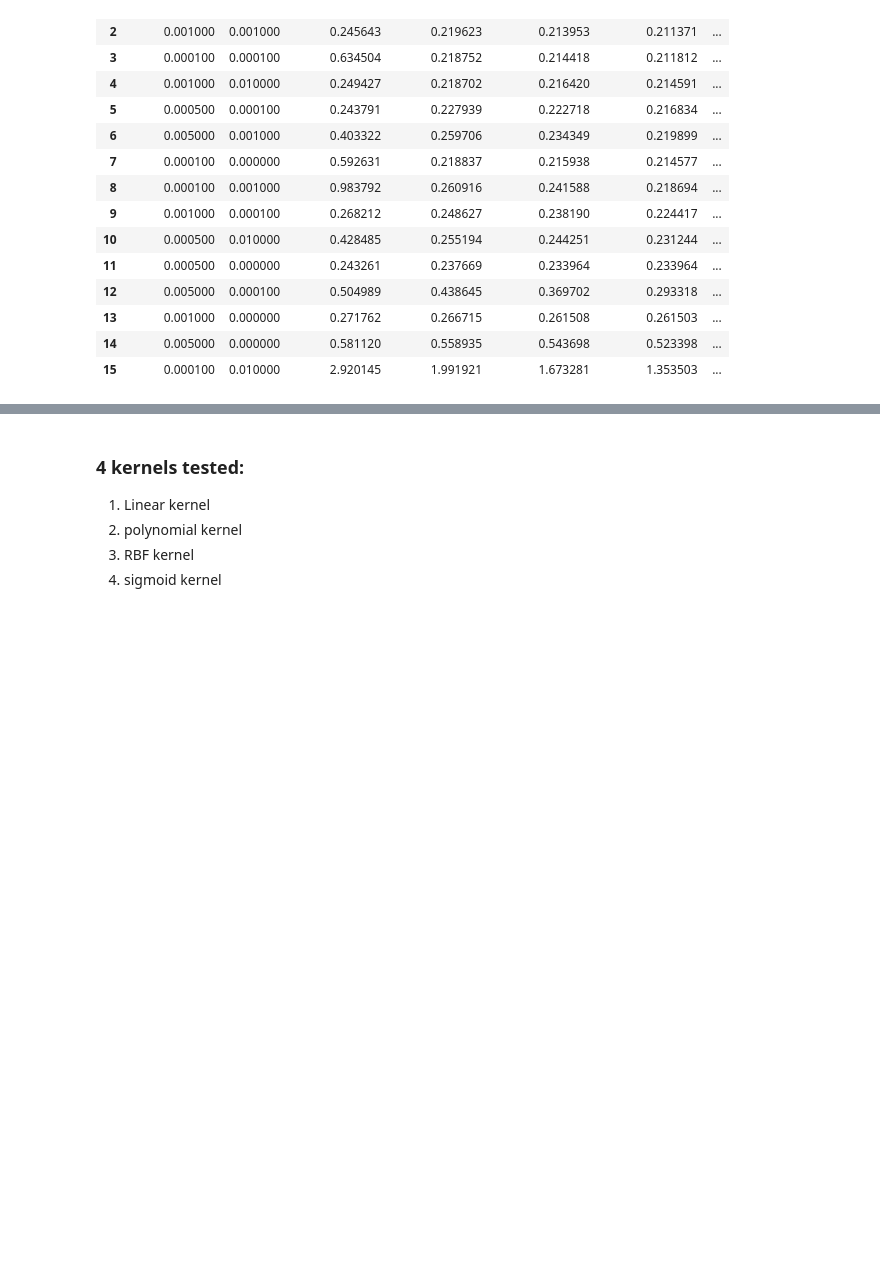
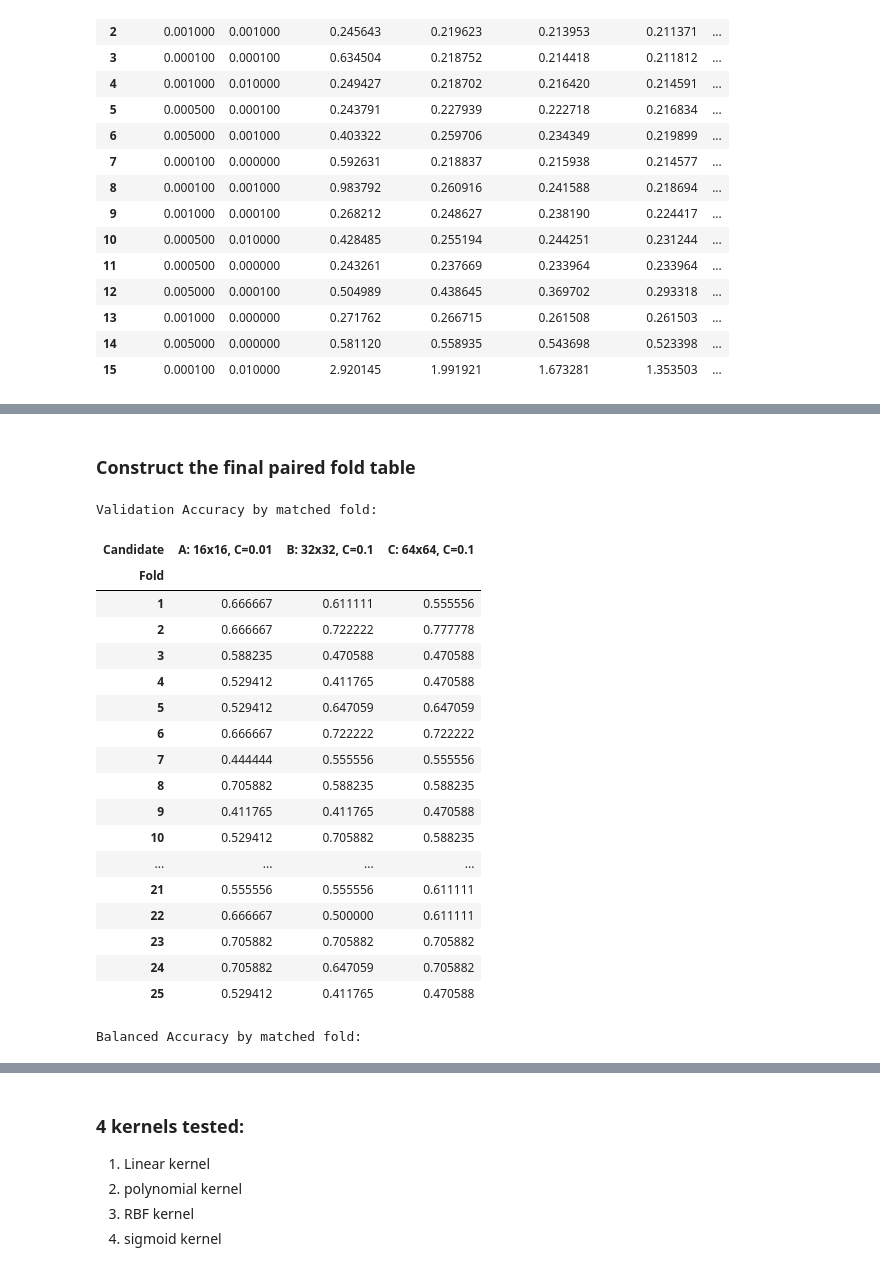
Before and after one commit to danielkwan2004/CG3201, a Jupyter notebook: Project 1/analysis.ipynb, the cells around one changed output, grey strips where cells are left out. Cells and saved outputs as stored; diff of their text form; code cells hidden in the pictures; blank space fills up the shorter version.

```diff
--- a/Project 1/analysis.ipynb
+++ b/Project 1/analysis.ipynb
@@ -2640,0 +2750,68 @@ convergence_display
+# %% [markdown]
+### Construct the final paired fold table
+# %%
+# ============================================================
+# CREATE MATCHED FOLD TABLES
+# ============================================================
+
+# ------------------------------------------------------------
+# Validation accuracy
+# ------------------------------------------------------------
+
+accuracy_pivot = candidate_df.pivot(
+    index="Fold",
+    columns="Candidate",
+    values="Validation Accuracy"
+).sort_index()
+
+
+# ------------------------------------------------------------
+# Balanced accuracy
+# ------------------------------------------------------------
+
+balanced_pivot = candidate_df.pivot(
+    index="Fold",
+    columns="Candidate",
+    values="Balanced Accuracy"
+).sort_index()
+
+
+# ------------------------------------------------------------
+# Verify that no folds are missing
+# ------------------------------------------------------------
+
+assert not accuracy_pivot.isna().any().any(), (
+    "Missing validation accuracy for at least one paired fold."
+)
+
+assert not balanced_pivot.isna().any().any(), (
+    "Missing balanced accuracy for at least one paired fold."
+)
+
+
+print("Validation Accuracy by matched fold:")
+display(accuracy_pivot)
+
+print("\nBalanced Accuracy by matched fold:")
+display(balanced_pivot)
+# %% [output]
+Validation Accuracy by matched fold:
+| Candidate | A: 16x16, C=0.01 | B: 32x32, C=0.1 | C: 64x64, C=0.1 |
+| Fold |  |  |  |
+| 1 | 0.666667 | 0.611111 | 0.555556 |
+| 2 | 0.666667 | 0.722222 | 0.777778 |
+| 3 | 0.588235 | 0.470588 | 0.470588 |
+| 4 | 0.529412 | 0.411765 | 0.470588 |
+| 5 | 0.529412 | 0.647059 | 0.647059 |
+| 6 | 0.666667 | 0.722222 | 0.722222 |
+| 7 | 0.444444 | 0.555556 | 0.555556 |
+| 8 | 0.705882 | 0.588235 | 0.588235 |
+| 9 | 0.411765 | 0.411765 | 0.470588 |
+| 10 | 0.529412 | 0.705882 | 0.588235 |
+| ... | ... | ... | ... |
+| 21 | 0.555556 | 0.555556 | 0.611111 |
+| 22 | 0.666667 | 0.500000 | 0.611111 |
+| 23 | 0.705882 | 0.705882 | 0.705882 |
+| 24 | 0.705882 | 0.647059 | 0.705882 |
+| 25 | 0.529412 | 0.411765 | 0.470588 |
+Balanced Accuracy by matched fold:
```
Also changed, not shown: parts of 22 cells of this notebook.
